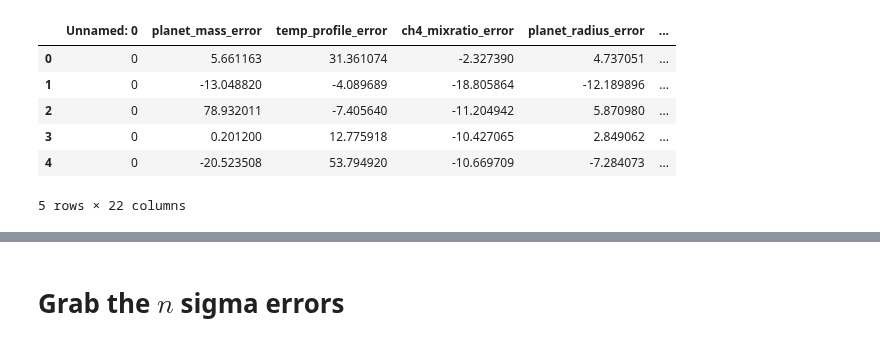
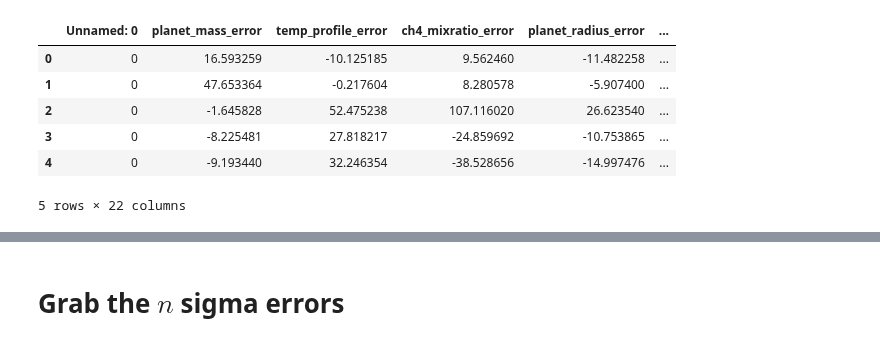
Before and after one commit to deKeijzer/SRON-DCGAN, a Jupyter notebook: notebooks/error analysis.ipynb, the cells around one changed output, grey strips where cells are left out. Drawn from its saved outputs; the diff is of its cells as text; code cells hidden in the pictures.

```diff
--- a/notebooks/error analysis.ipynb
+++ b/notebooks/error analysis.ipynb
@@ -17,15 +19,15 @@ from tqdm import tqdm
 sns.set_palette(sns.hls_palette(8, l=.3, s=.8))
 sns.set(style='ticks')
 # %%
-df = pd.read_csv('Validation error of 300 images')
+df = pd.read_csv('Validation error of 301 images')
 df.head()
 # %% [output]
 |  | Unnamed: 0 | planet_mass_error | temp_profile_error | ch4_mixratio_error | planet_radius_error | ... |
-| 0 | 0 | 5.661163 | 31.361074 | -2.327390 | 4.737051 | ... |
-| 1 | 0 | -13.048820 | -4.089689 | -18.805864 | -12.189896 | ... |
-| 2 | 0 | 78.932011 | -7.405640 | -11.204942 | 5.870980 | ... |
-| 3 | 0 | 0.201200 | 12.775918 | -10.427065 | 2.849062 | ... |
-| 4 | 0 | -20.523508 | 53.794920 | -10.669709 | -7.284073 | ... |
+| 0 | 0 | 16.593259 | -10.125185 | 9.562460 | -11.482258 | ... |
+| 1 | 0 | 47.653364 | -0.217604 | 8.280578 | -5.907400 | ... |
+| 2 | 0 | -1.645828 | 52.475238 | 107.116020 | 26.623540 | ... |
+| 3 | 0 | -8.225481 | 27.818217 | -24.859692 | -10.753865 | ... |
+| 4 | 0 | -9.193440 | 32.246354 | -38.528656 | -14.997476 | ... |
 5 rows × 22 columns
 # %%
 df.describe()
```
Also changed, not shown: parts of 5 cells of this notebook, 15 other files.
